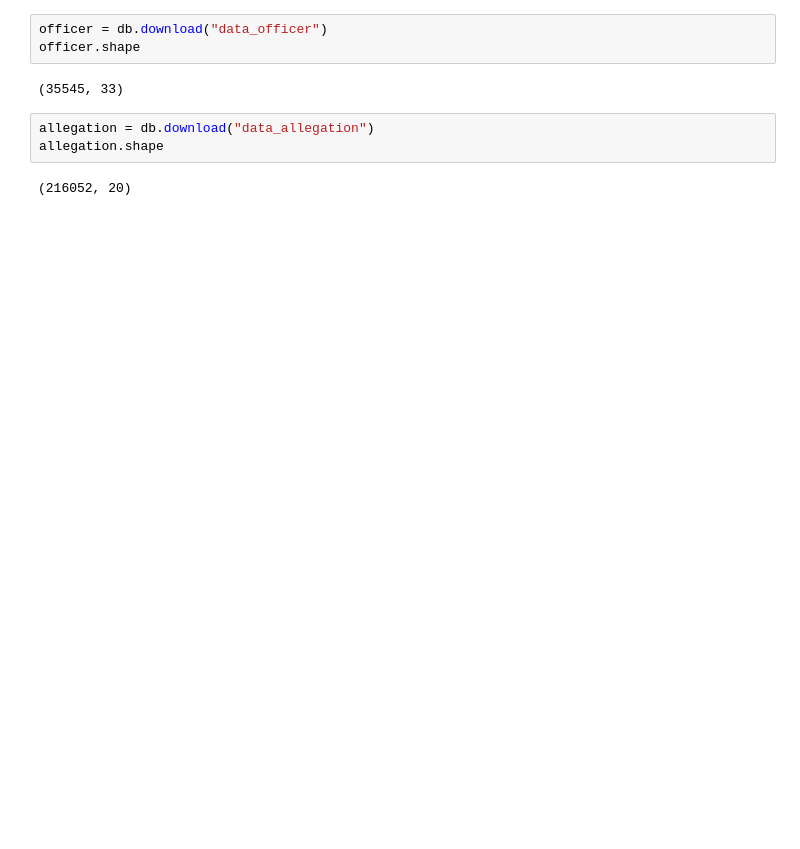
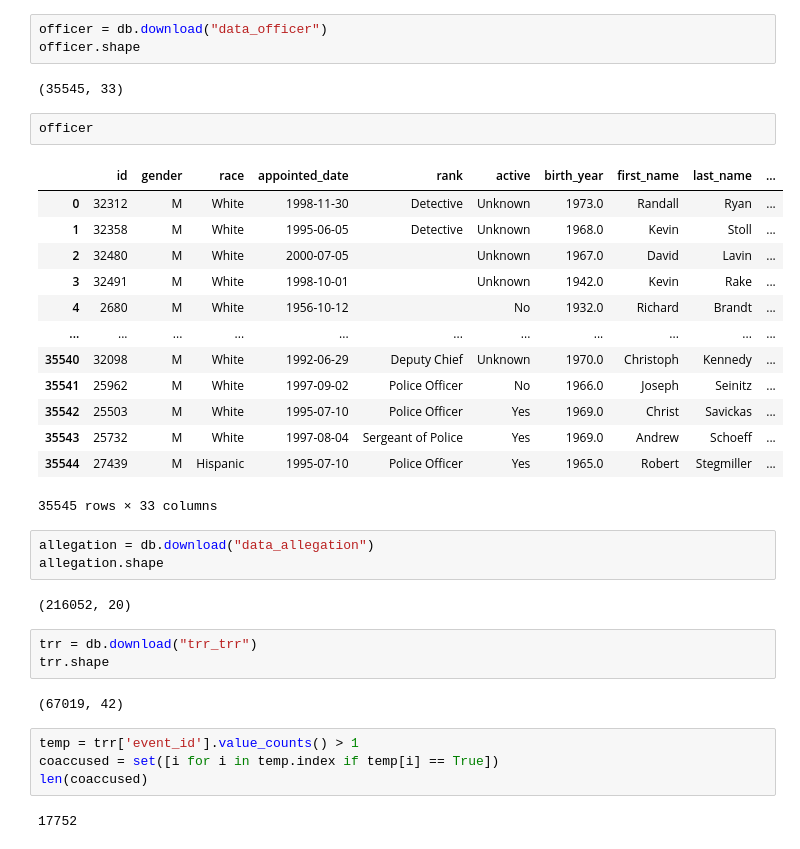
Before and after one commit to lqwdev/The-Freedom-Deer, a Jupyter notebook: cp4/src/officer.ipynb, the cells around one changed output. Drawn from its saved outputs; the diff is of its cells as text; blank space fills up the shorter version.

```diff
--- a/cp4/src/officer.ipynb
+++ b/cp4/src/officer.ipynb
@@ -83,8 +117,35 @@ officer = db.download("data_officer")
 officer.shape
 # %% [output]
 (35545, 33)
+# %%
+officer
+# %% [output]
+|  | id | gender | race | appointed_date | rank | active | birth_year | first_name | last_name | ... |
+| 0 | 32312 | M | White | 1998-11-30 | Detective | Unknown | 1973.0 | Randall | Ryan | ... |
+| 1 | 32358 | M | White | 1995-06-05 | Detective | Unknown | 1968.0 | Kevin | Stoll | ... |
+| 2 | 32480 | M | White | 2000-07-05 |  | Unknown | 1967.0 | David | Lavin | ... |
+| 3 | 32491 | M | White | 1998-10-01 |  | Unknown | 1942.0 | Kevin | Rake | ... |
+| 4 | 2680 | M | White | 1956-10-12 |  | No | 1932.0 | Richard | Brandt | ... |
+| ... | ... | ... | ... | ... | ... | ... | ... | ... | ... | ... |
+| 35540 | 32098 | M | White | 1992-06-29 | Deputy Chief | Unknown | 1970.0 | Christoph | Kennedy | ... |
+| 35541 | 25962 | M | White | 1997-09-02 | Police Officer | No | 1966.0 | Joseph | Seinitz | ... |
+| 35542 | 25503 | M | White | 1995-07-10 | Police Officer | Yes | 1969.0 | Christ | Savickas | ... |
+| 35543 | 25732 | M | White | 1997-08-04 | Sergeant of Police | Yes | 1969.0 | Andrew | Schoeff | ... |
+| 35544 | 27439 | M | Hispanic | 1995-07-10 | Police Officer | Yes | 1965.0 | Robert | Stegmiller | ... |
+35545 rows × 33 columns
 # %%
 allegation = db.download("data_allegation")
 allegation.shape
 # %% [output]
 (216052, 20)
+# %%
+trr = db.download("trr_trr")
+trr.shape
+# %% [output]
+(67019, 42)
+# %%
+temp = trr['event_id'].value_counts() > 1
+coaccused = set([i for i in temp.index if temp[i] == True])
+len(coaccused)
+# %% [output]
+17752
```
Also changed, not shown: parts of 5 cells of this notebook, 2 other files.
